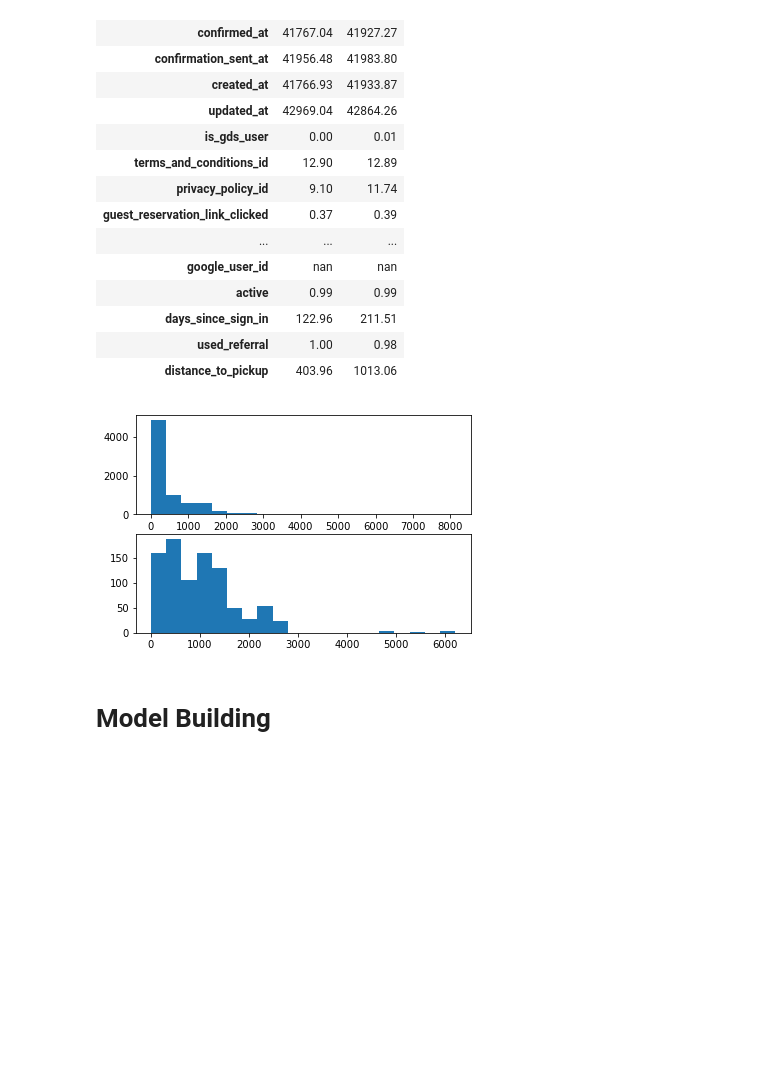
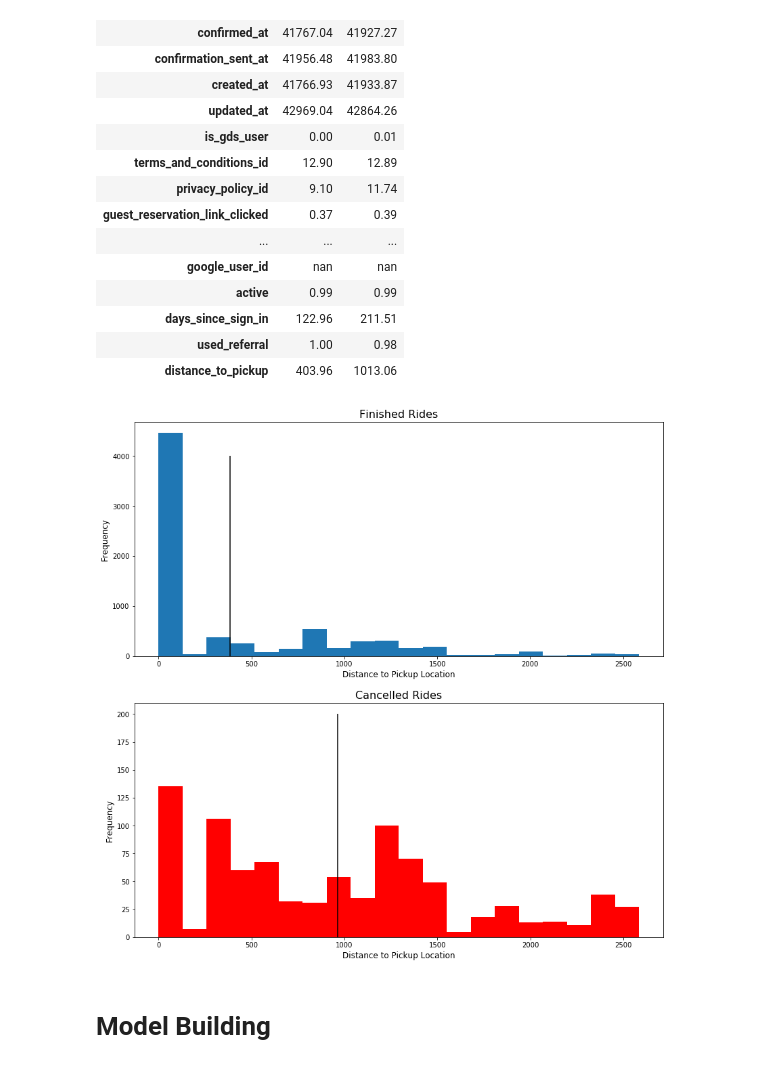
Before and after one commit to mengeling/silvercar-cancellation-predictor, a Jupyter notebook: EDA/silvercar.ipynb, the cells around one changed output. Drawn from its saved outputs; the diff is of its cells as text; code cells hidden in the pictures; blank space fills up the shorter version.

```diff
--- a/EDA/silvercar.ipynb
+++ b/EDA/silvercar.ipynb
@@ -511,4 +563,4 @@ df_users_new["used_referral"] = ~df_users_new["referral_code"].isnull()
 # %% [markdown]
 #### Use IP to roughly check if distance to pick up location has predictive power
 # %%
-df_users_sample = df_users_new.sample(10000)
+df_users_sample = df_users_new.sample(2500)
@@ -515,9 +569,11 @@ df_users_sample = df_users_new.sample(10000)
 # %%
-def get_ip_lat_lng(ip):
-    if isinstance(ip, str):
-        url = 'http://freegeoip.net/json/{}'.format(ip)
-        j = json.loads(requests.get(url).text)
-        return [j['latitude'], j['longitude']]
+# def get_ip_lat_lng(ip, cnt):
+#     cnt += 1
+#     print(cnt)
+#     if isinstance(ip, str):
+#         url = 'http://freegeoip.net/json/{}'.format(ip)
+#         j = json.loads(requests.get(url).text)
+#         return [j['latitude'], j['longitude']]
 # %%
 # def get_ip_lat_lng(ip):
 #     if isinstance(ip, str):
@@ -592,15 +648,25 @@ df_users_new2.groupby("cancelled").mean().T
 | used_referral | 1.00 | 0.98 |
 | distance_to_pickup | 403.96 | 1013.06 |
 # %%
-df_users_small = df_users_new2[df_users_new2["distance_to_pickup"] > 0]
+df_users_small = df_users_new2[(df_users_new2["distance_to_pickup"] > 0) & ((df_users_new2["distance_to_pickup"] < 3000))]
-# %%
-mask = df_users_small["cancelled"] == 1
-fig, (ax1, ax2) = plt.subplots(2, 1)
-ax1.hist(df_users_small["distance_to_pickup"][~mask], bins=20)
-ax2.hist(df_users_small["distance_to_pickup"][mask], bins=20)
-fig.show()
-# %% [output]
-[figure, removed]
+# %%
+mask = df_users_small["cancelled"] == 1
+fig, (ax1, ax2) = plt.subplots(2, 1, figsize=(14, 14))
+ax1.hist(df_users_small["distance_to_pickup"][~mask], bins=20)
+ax1.vlines(df_users_small["distance_to_pickup"][~mask].mean(), 0, 4000, label="Mean")
+ax2.set_title("Cancelled Rides")
+ax2.hist(df_users_small["distance_to_pickup"][mask], bins=20, color="r")
+ax2.vlines(df_users_small["distance_to_pickup"][mask].mean(), 0, 200, label="Mean")
+ax1.set_title("Finished Rides", fontsize=16)
+ax2.set_title("Cancelled Rides", fontsize=16)
+ax1.set_xlabel("Distance to Pickup Location", fontsize=12)
+ax2.set_xlabel("Distance to Pickup Location", fontsize=12)
+ax1.set_ylabel("Frequency", fontsize=12)
+ax2.set_ylabel("Frequency", fontsize=12)
+fig.show()
+fig.savefig("../../../../Desktop/silvercar_plot.png")
+# %% [output]
+[figure, added]
 # %% [markdown]
 # Model Building
 # %%
```
Also changed, not shown: parts of 18 cells of this notebook.
